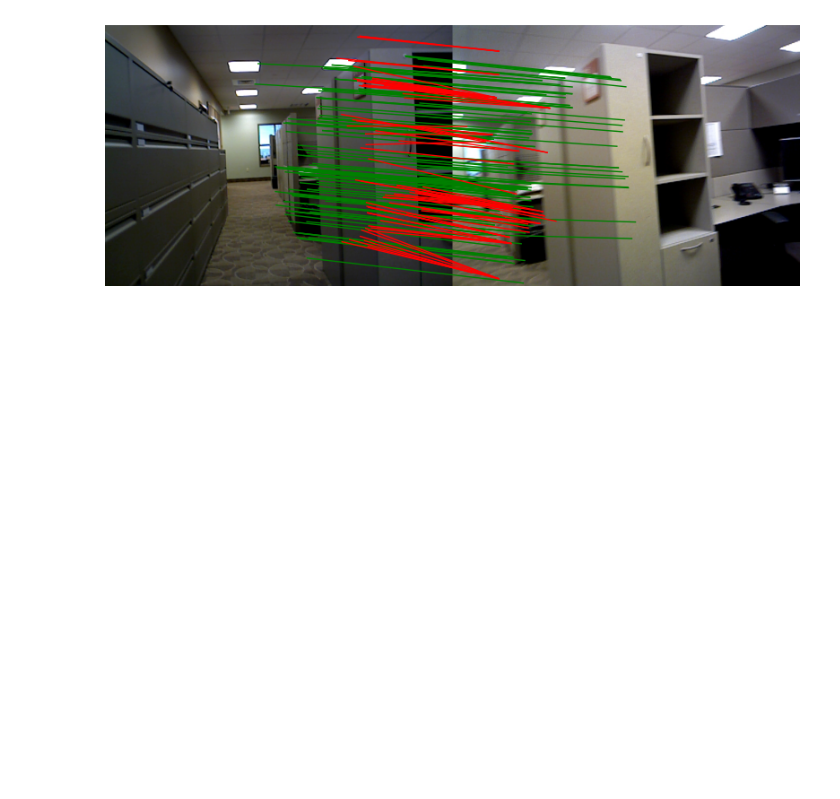
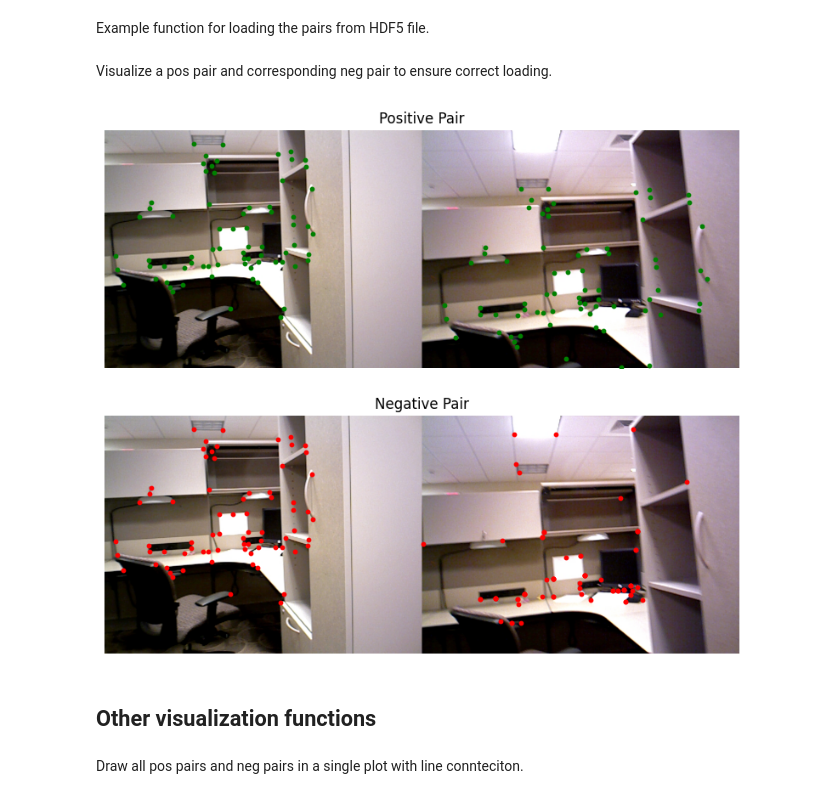
Before and after one commit to ownEyes/Learning-based-Feature-for-VSLAM, a Jupyter notebook: datasets/samples_constructor/notebooks/samples_example.ipynb, the cells around one changed output. Saved outputs shown, nothing was run; the diff lists cells and outputs as text; code cells hidden in the pictures; blank space fills up the shorter version.

```diff
--- a/datasets/samples_constructor/notebooks/samples_example.ipynb
+++ b/datasets/samples_constructor/notebooks/samples_example.ipynb
@@ -343,4 +423,4 @@ def negative_sample_mining(points2, reprojected_points, k, threshold):
 
     return np.array(distant_features)
 # %%
-positive_pairs, negative_pairs=build_training_pairs(img_pairs,depth_pairs,poses,intrinsics_matrix)
+pairs=build_training_pairs(img_pairs,depth_pairs,poses,intrinsics_matrix)
@@ -420,0 +556,2 @@ def load_pairs_from_hdf5(hdf5_file_path):
+# %% [markdown]
+Example function for loading the pairs from HDF5 file.
@@ -421 +592,52 @@ def load_pairs_from_hdf5(hdf5_file_path):
+# %%
+loaded_pairs= load_pairs_from_hdf5(hdf5_file_path,output_path)
+# %% [markdown]
+Visualize a pos pair and corresponding neg pair to ensure correct loading.
+# %%
+def visualize_points_side_by_side(idx, pairs):
+    if not pairs:
+        print("No pairs to display.")
+        return
+
+    # Decode byte strings for image paths
+    pos_img_path,neg_img_path = pairs[idx]['img_paths']
+
+    # Load images and convert to RGB
+    pos_img = cv2.cvtColor(cv2.imread(pos_img_path, cv2.IMREAD_COLOR), cv2.COLOR_BGR2RGB)
+    neg_img = cv2.cvtColor(cv2.imread(neg_img_path, cv2.IMREAD_COLOR), cv2.COLOR_BGR2RGB)
+
+    # Combine the images horizontally for ax1
+    combined_img = np.hstack((pos_img, neg_img))
+
+    # Create a figure with 1 row and 2 columns for subplots
+    fig, (ax1, ax2) = plt.subplots(2, 1, figsize=(10, 8))
+    ax1.imshow(combined_img)
+    ax1.set_title("Positive Pair")
+
+    # Draw green lines for positive points
+    for p1, p2 in zip(pairs[idx]['points1'], pairs[idx]['pos_points2']):
+        ax1.scatter(p1[0], p1[1], color='g', s=10)  # Green for positive points in the first image
+        ax1.scatter(p2[0] + pos_img.shape[1], p2[1], color='g', s=10)  # Offset by img1 width for alignment
+
+    ax1.axis('off')
+
+    ax2.imshow(combined_img)
+    ax2.set_title("Negative Pair")
+    for p3, p4 in zip(pairs[idx]['points1'], pairs[idx]['neg_points2']):
+        ax2.scatter(p3[0], p3[1], color='r', s=10)
+        ax2.scatter(p4[0] + pos_img.shape[1], p4[1], color='r', s=10)  # Red for negative points in the second image
+
+
+    ax2.axis('off')
+
+    plt.show()
+# %%
+# draw the pair with index #60
+visualize_points_side_by_side(60,loaded_pairs)
+# %% [output]
+[figure, added]
+# %% [markdown]
+## Other visualization functions
+# %% [markdown]
+Draw all pos pairs and neg pairs in a single plot with line connteciton.
 # %%
@@ -455,9 +671,3 @@ def visualize_pairs(positive_pairs, negative_pairs):
 
     ax.axis('off')
     plt.show()
-# %%
-loaded_positive_pairs, loaded_negative_pairs= load_pairs_from_hdf5(hdf5_file_path)
-
-visualize_pairs(loaded_positive_pairs, loaded_negative_pairs)
-# %% [output]
-[figure, removed]
```
Also changed, not shown: parts of 31 cells of this notebook, 11 other files.
